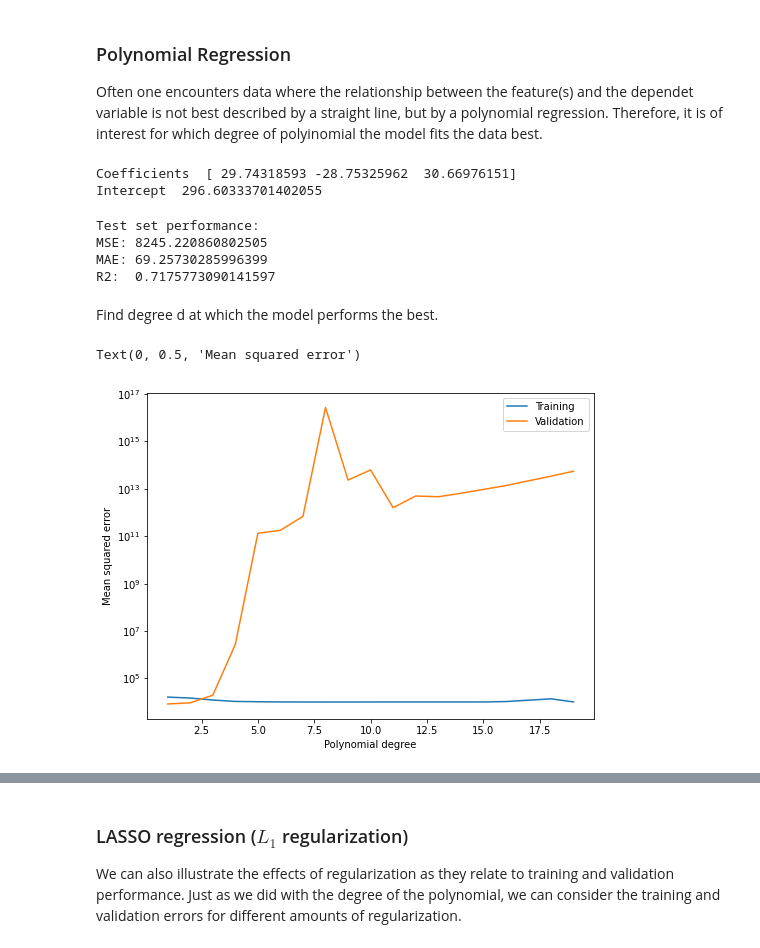
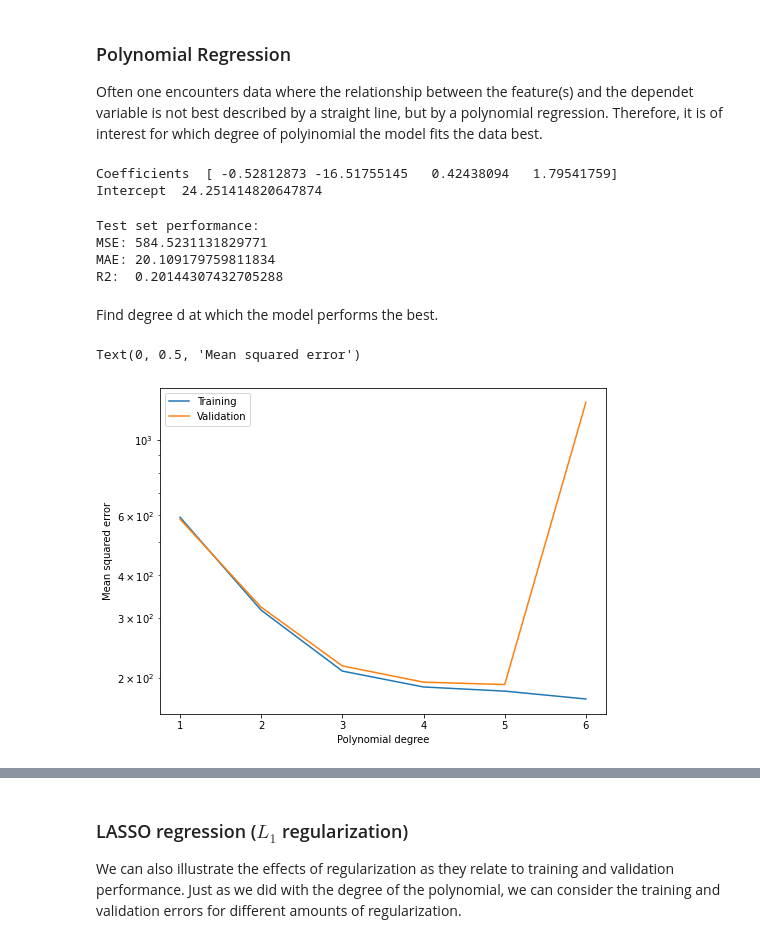
Before and after one commit to mschwa1010/AA_2022-23_Team_8, a Jupyter notebook: Prediction.ipynb, the cells around one changed output, grey strips where cells are left out. Saved outputs shown, nothing was run; the diff lists cells and outputs as text; code cells hidden in the pictures.

```diff
--- a/Prediction.ipynb
+++ b/Prediction.ipynb
@@ -210,7 +260,7 @@ As we can see, the R2 score is already quite high, which can be explained by the
 Often one encounters data where the relationship between the feature(s) and the dependet variable is not best described by a straight line, but by a polynomial regression. Therefore, it is of interest for which degree of polyinomial the model fits the data best.
 # %%
 # Polynomial regression with degree 1 ( equivalent to linear regression)
-X = feature_set[["max_temp","hours_of_precip","is_weekday"]]
+X = feature_set[["max_temp","precip","is_weekday","hour"]]
 y = feature_set["trips"]
 poly = PolynomialFeatures(degree=1, include_bias=False)
 poly_features = poly.fit_transform(X)
@@ -221,8 +271,8 @@ poly_reg_model.fit(X_train, y_train)
 poly_reg_y_predicted = poly_reg_model.predict(X_test)
 print("Coefficients ", poly_reg_model.coef_, "\nIntercept ", poly_reg_model.intercept_ )
 # %% [output]
-Coefficients  [ 29.74318593 -28.75325962  30.66976151]
-Intercept  296.60333701402055
+Coefficients  [ -0.52812873 -16.51755145   0.42438094   1.79541759]
+Intercept  24.251414820647874
 # %%
 print("Test set performance:")
 
@@ -231,33 +281,33 @@ print("MAE:", mean_absolute_error(y_test, poly_reg_y_predicted))
 print("R2: ", r2_score(y_test, poly_reg_y_predicted))
 # %% [output]
 Test set performance:
-MSE: 8245.220860802505
-MAE: 69.25730285996399
-R2:  0.7175773090141597
+MSE: 584.5231131829771
+MAE: 20.109179759811834
+R2:  0.20144307432705288
 # %% [markdown]
 Find degree d at which the model performs the best.
 # %%
 err_train = []
 err_cv = []
 
-for degree in range(1,20):
+for degree in range(1,7):
 
     # fit model
     poly = PolynomialFeatures(degree=degree, include_bias=False)
     poly_features = poly.fit_transform(X)
     X_train, X_test, y_train, y_test = train_test_split(poly_features, y, test_size=0.3, random_state=9626)
     poly_reg_model = LinearRegression()
     poly_reg_model.fit(X_train, y_train)
 
     # compute errors
     err_train.append(mean_squared_error(poly_reg_model.predict(X_train), y_train))
     err_cv.append(mean_squared_error(poly_reg_model.predict(X_test), y_test))
 
 plt.figure(figsize = (8,6))
-plt.semilogy(range(1,20), err_train, range(1, 20), err_cv)
+plt.semilogy(range(1,7), err_train, range(1, 7), err_cv)
 plt.legend(["Training", "Validation"])
 plt.xlabel("Polynomial degree")
 plt.ylabel("Mean squared error")
 # %% [output]
 Text(0, 0.5, 'Mean squared error')
-[figure, old version]
+[figure, new version]
```
Also changed, not shown: parts of 59 cells of this notebook, 2 other files.
